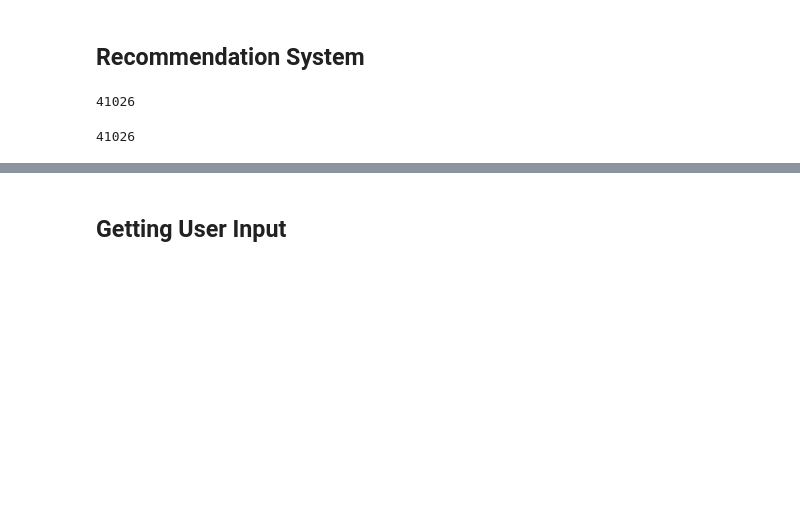
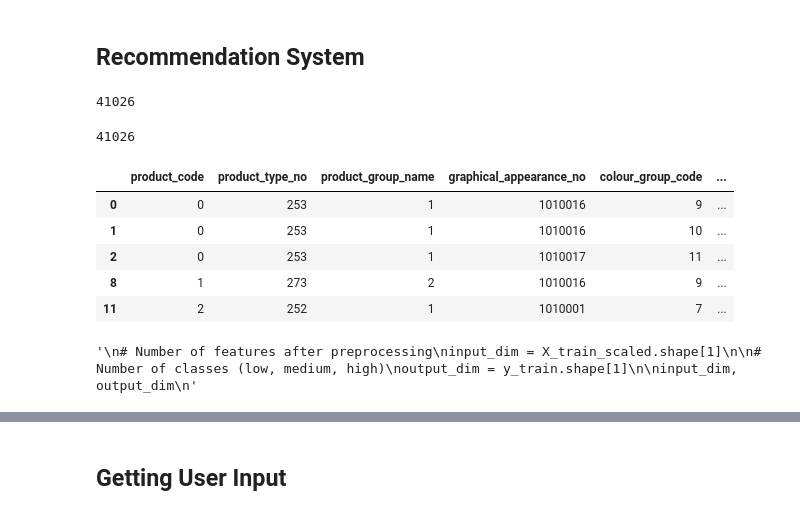
Before and after one commit to anbitasiregar/fashion-recommendations, a Jupyter notebook: notebooks/recommender_system.ipynb, the cells around one changed output, grey strips where cells are left out. Saved outputs shown, nothing was run; the diff lists cells and outputs as text; code cells hidden in the pictures; blank space fills up the shorter version.

```diff
--- a/notebooks/recommender_system.ipynb
+++ b/notebooks/recommender_system.ipynb
@@ -330,2 +365,23 @@ len(modeldata_df["product_code"].value_counts().index)
 # %% [output]
 41026
+# %%
+modeldata_df.head()
+# %% [output]
+|  | product_code | product_type_no | product_group_name | graphical_appearance_no | colour_group_code | ... |
+| 0 | 0 | 253 | 1 | 1010016 | 9 | ... |
+| 1 | 0 | 253 | 1 | 1010016 | 10 | ... |
+| 2 | 0 | 253 | 1 | 1010017 | 11 | ... |
+| 8 | 1 | 273 | 2 | 1010016 | 9 | ... |
+| 11 | 2 | 252 | 1 | 1010001 | 7 | ... |
+# %%
+"""
+# Number of features after preprocessing
+input_dim = X_train_scaled.shape[1]
+
+# Number of classes (low, medium, high)
+output_dim = y_train.shape[1]
+
+input_dim, output_dim
+"""
+# %% [output]
+'\n# Number of features after preprocessing\ninput_dim = X_train_scaled.shape[1]\n\n# Number of classes (low, medium, high)\noutput_dim = y_train.shape[1]\n\ninput_dim, output_dim\n'
```
Also changed, not shown: parts of 25 cells of this notebook, 1 other file.
